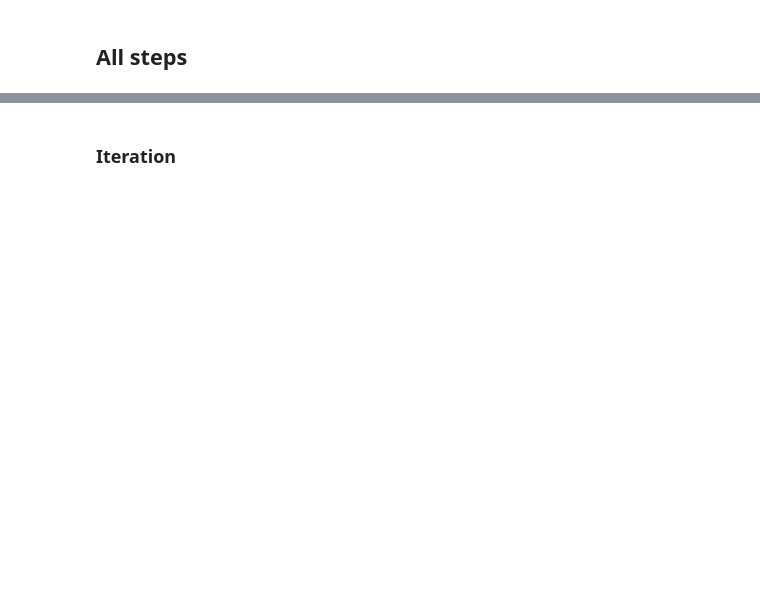
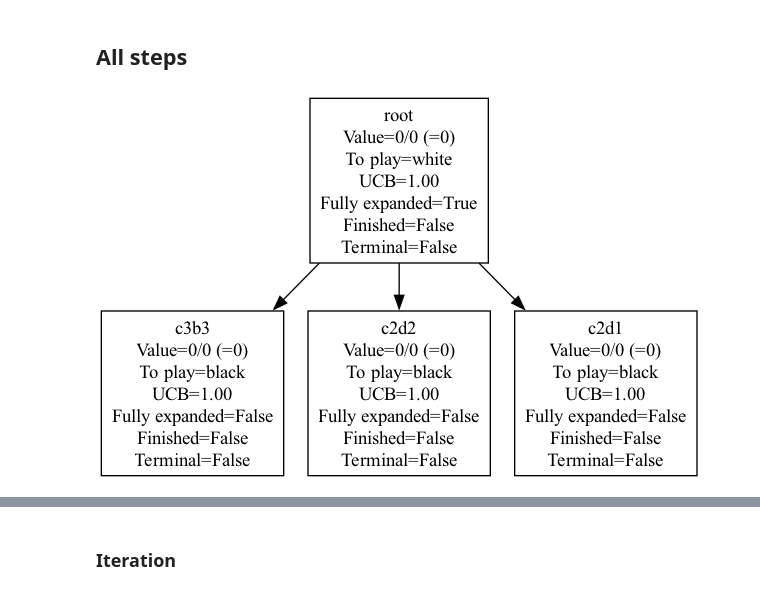
Before and after one commit to EAndrade-Lotero/ChessFinalistMCTS, a Jupyter notebook: notebooks/test_trees.ipynb, the cells around one changed output, grey strips where cells are left out. Cells and saved outputs as stored; diff of their text form; code cells hidden in the pictures; blank space fills up the shorter version.

```diff
--- a/notebooks/test_trees.ipynb
+++ b/notebooks/test_trees.ipynb
@@ -130,28 +120,33 @@ display(Image(png_data))
 # %% [markdown]
 ## All steps
 # %%
-game = KRK(start_position=2)
+game = KRK()
 state = game.initial_state
 
 seed = 4
 rng = default_rng(seed)
 
 random_policy = GameUniformPolicy(game, rng)
+
 params = {
-    "sim_limit": 50,
-    "ucb_constant": 1 / np.sqrt(2),
-    "beam_width": 5,
-    "n_iterations": 2,
+    "sim_limit": 100,
+    "ucb_constant": 1,
+    "beam_width": 3,
+    "n_iterations": 15,
     "rng":rng
 }
-
 
 tree = GameSearchTree(
     root=state,
     game=game,
     rollout_policy=random_policy,
     **params
 )
+
+png_data = tree.to_pydot().create_png()
+display(Image(png_data))
+# %% [output]
+[figure, added]
 # %%
 node = tree.select_ucb()
 tree.expand_node(node)
```
Also changed, not shown: parts of 13 cells of this notebook, 6 other files.
